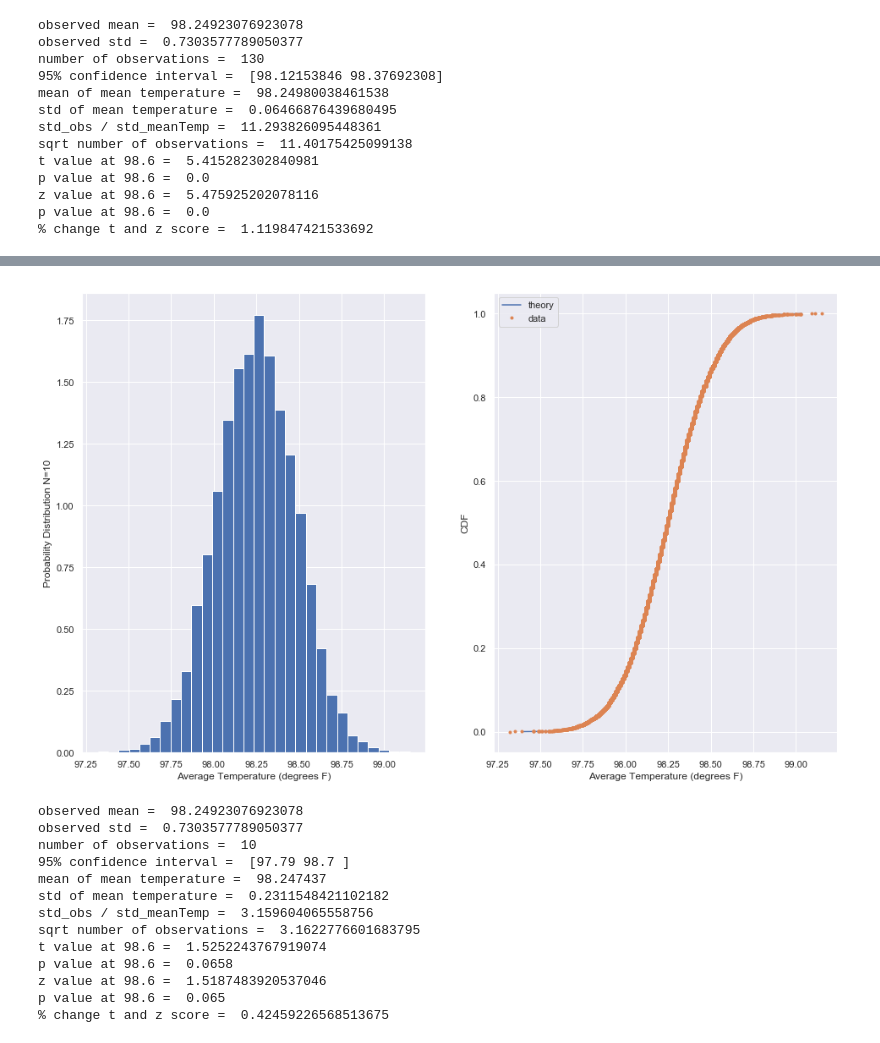
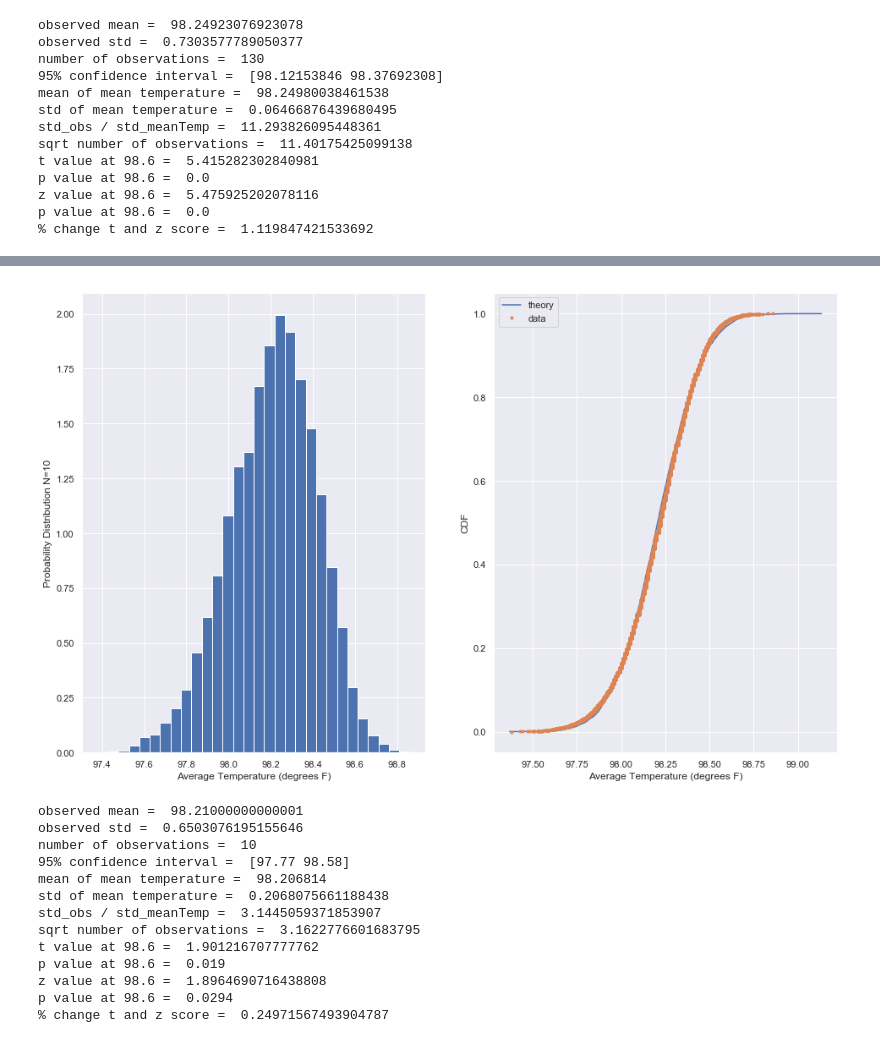
Before and after one commit to lambertgarrido/spb-cap, a Jupyter notebook: sliderule_dsi_inferential_statistics_exercise_1.ipynb, the cells around one changed output, grey strips where cells are left out. Drawn from its saved outputs; the diff is of its cells as text; code cells hidden in the pictures.

```diff
--- a/sliderule_dsi_inferential_statistics_exercise_1.ipynb
+++ b/sliderule_dsi_inferential_statistics_exercise_1.ipynb
@@ -255,34 +260,35 @@ _Given the small p value, we can conclude that 98.6 is not the true mean._
 def diff_from_cw(data, temp_cw=98.6):
     return np.mean(data) - temp_cw
 # %%
-# Take replicates of data set of size 10 and calculate mean for each replicate
-# Calculate distribution of average temperature from set of replicates
-# Determine how likely the observed average temp is, based on the distribution obtained
+# Randomly sample 10 observations from the original data; repeat analysis above using this subset.
+temp_data_10 = np.random.choice(temp_data, 10)
+mean_obs_10 = np.mean(temp_data_10)
+std_obs_10 = np.std(temp_data_10)
 
 # take 10,000 replicates
 num_of_reps = 10000
 sample_size = 10
-bs_replicates = np.empty(num_of_reps)
+bs_replicates_10 = np.empty(num_of_reps)
 for i in range(num_of_reps):
-    bs_replicates[i] = bootstrap_replicate_1d(temp_data, np.mean, sample_size)
+    bs_replicates_10[i] = bootstrap_replicate_1d(temp_data_10, np.mean, sample_size)
 
 # calculate 95% confidence interval
-conf_int_n10 = np.percentile(bs_replicates, [2.5, 97.5])
+conf_int_n10 = np.percentile(bs_replicates_10, [2.5, 97.5])
 # calculate mean of mean temperature
-mean_meanTemp_n10 = np.mean(bs_replicates)
+mean_meanTemp_n10 = np.mean(bs_replicates_10)
 # calculate std of mean temperature
-std_meanTemp_n10 = np.std(bs_replicates)
+std_meanTemp_n10 = np.std(bs_replicates_10)
 
 #plot histogram of average temp
 fig = plt.figure(figsize=(16,10))
 ax = plt.subplot(1,2,1)
 txt = plt.xlabel('Average Temperature (degrees F)')
 txt = plt.ylabel('Probability Distribution N=10')
-_ = plt.hist(bs_replicates, bins=30, density=True)
+_ = plt.hist(bs_replicates_10, bins=30, density=True)
 
 #plot cdf of mean temp distribution
-x, y = ecdf(bs_replicates)
-samples = np.random.normal(mean_obs, std_obs/np.sqrt(sample_size), size=10000)
+x, y = ecdf(bs_replicates_10)
+samples = np.random.normal(mean_obs_10, std_obs_10/np.sqrt(sample_size), size=10000)
 x_th, y_th = ecdf(samples)
 ax = plt.subplot(1,2,2)
 txt = plt.xlabel('Average Temperature (degrees F)')
@@ -293,52 +299,52 @@ legend = ax.legend()
 
 plt.show()
 
-print('observed mean = ', mean_obs)
-print('observed std = ', std_obs)
+print('observed mean = ', mean_obs_10)
+print('observed std = ', std_obs_10)
 print('number of observations = ', sample_size)
 print('95% confidence interval = ', conf_int_n10)
 print('mean of mean temperature = ', mean_meanTemp_n10)
 print('std of mean temperature = ', std_meanTemp_n10)
 
 # calculate ratio std_obs / std_meanTemp
-print('std_obs / std_meanTemp = ', std_obs/std_meanTemp_n10)
+print('std_obs / std_meanTemp = ', std_obs_10/std_meanTemp_n10)
 
 # square root of number of observations
 print('sqrt number of observations = ', np.sqrt(sample_size))
 
 
 # calculate t statistic for an observation of 98.6 degrees (reported by Carl Wunderlich, 1868)
 temp_cw = 98.6
 t_cw_n10 = (temp_cw - mean_meanTemp_n10)/std_meanTemp_n10
 print('t value at 98.6 = ', t_cw_n10)
 
 # calculate its p value
-p_cw_t_n10 = np.sum(bs_replicates >= temp_cw)/len(bs_replicates)
+p_cw_t_n10 = np.sum(bs_replicates_10 >= temp_cw)/len(bs_replicates_10)
 print('p value at 98.6 = ', p_cw_t_n10)
 
 # calculate z statistic for an observation of 98.6 degrees
-z_cw_n10 = (temp_cw - mean_obs)/(std_obs/np.sqrt(sample_size))
+z_cw_n10 = (temp_cw - mean_obs_10)/(std_obs_10/np.sqrt(sample_size))
 print('z value at 98.6 = ', z_cw_n10)
 
 # calculate its p value
 p_cw_z_n10 =  np.sum(samples >= temp_cw)/len(samples)
 print('p value at 98.6 = ', p_cw_z_n10)
 
 #percent change between p and z score
 print('% change t and z score = ', np.abs(t_cw_n10 - z_cw_n10)*100/t_cw_n10)
 # %% [output]
-[figure, old version]
+[figure, new version]
-observed mean =  98.24923076923078
-observed std =  0.7303577789050377
+observed mean =  98.21000000000001
+observed std =  0.6503076195155646
 number of observations =  10
-95% confidence interval =  [97.79 98.7 ]
-mean of mean temperature =  98.247437
-std of mean temperature =  0.2311548421102182
-std_obs / std_meanTemp =  3.159604065558756
+95% confidence interval =  [97.77 98.58]
+mean of mean temperature =  98.206814
+std of mean temperature =  0.2068075661188438
+std_obs / std_meanTemp =  3.1445059371853907
 sqrt number of observations =  3.1622776601683795
-t value at 98.6 =  1.5252243767919074
-p value at 98.6 =  0.0658
-z value at 98.6 =  1.5187483920537046
-p value at 98.6 =  0.065
-% change t and z score =  0.42459226568513675
+t value at 98.6 =  1.901216707777762
+p value at 98.6 =  0.019
+z value at 98.6 =  1.8964690716438808
+p value at 98.6 =  0.0294
+% change t and z score =  0.24971567493904787
 # %% [markdown]
```
Also changed, not shown: parts of 9 cells of this notebook, 1 other file.
